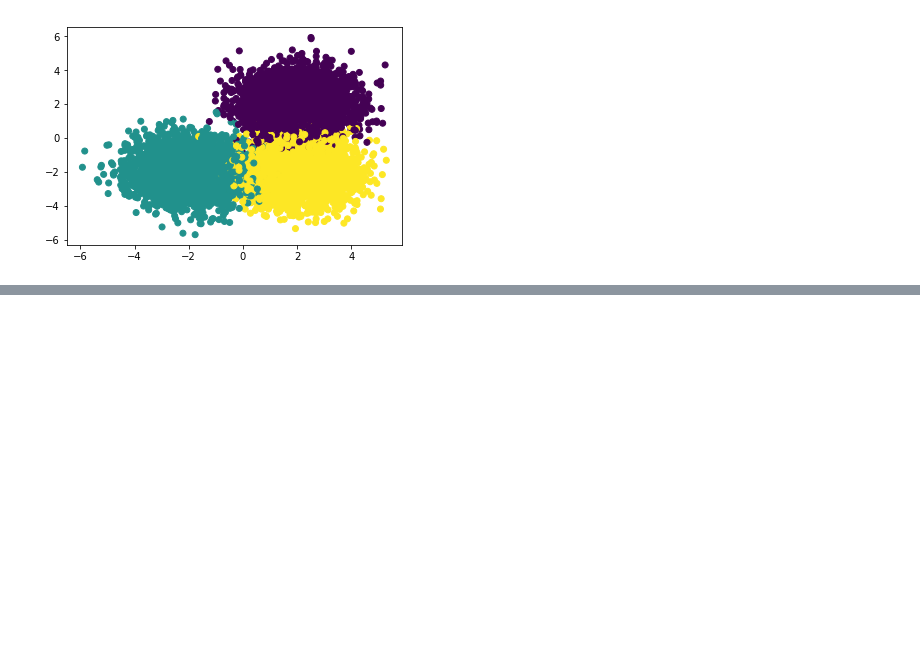
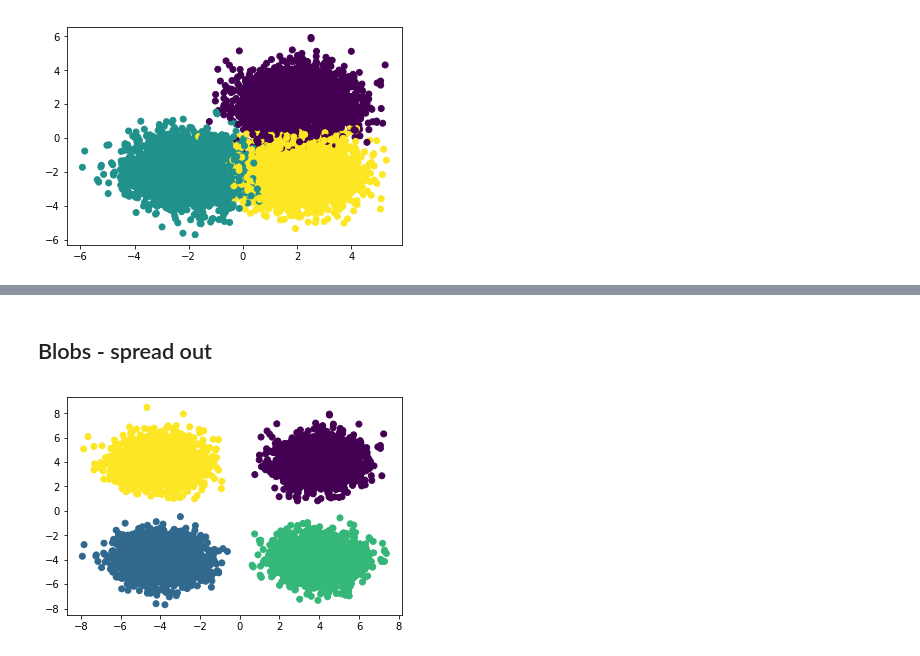
Before and after one commit to brendanmcgivern/data-science, a Jupyter notebook: clustering/multiple_cluster.ipynb, the cells around one changed output, grey strips where cells are left out. Cells and saved outputs as stored; diff of their text form; code cells hidden in the pictures; blank space fills up the shorter version.

```diff
--- a/clustering/multiple_cluster.ipynb
+++ b/clustering/multiple_cluster.ipynb
@@ -34,0 +68,26 @@ X_train, X_test, y_train, y_test = train_test_split(
+# %% [markdown]
+## Blobs - spread out
+# %%
+# The coordinates of the centers of our blobs.
+centers_3 = [[4, 4], [-4, -4], [4, -4], [-4, 4]]
+
+# Make 10,000 rows worth of data with two features representing three
+# clusters, each having a standard deviation of 1.
+X_3, y_3 = make_blobs(
+    n_samples=10000,
+    centers=centers_3,
+    cluster_std=1,
+    n_features=2,
+    random_state=42)
+
+plt.scatter(X_3[:, 0], X_3[:, 1], c=y_3)
+plt.show()
+
+#Divide into training and test sets.
+X_train_spread_out, X_test_spread_out, y_train_spread_out, y_test_spread_out = train_test_split(
+    X_3,
+    y_3,
+    test_size=0.9,
+    random_state=42)
+# %% [output]
+[figure, added]
```
Also changed, not shown: parts of 51 cells of this notebook.
